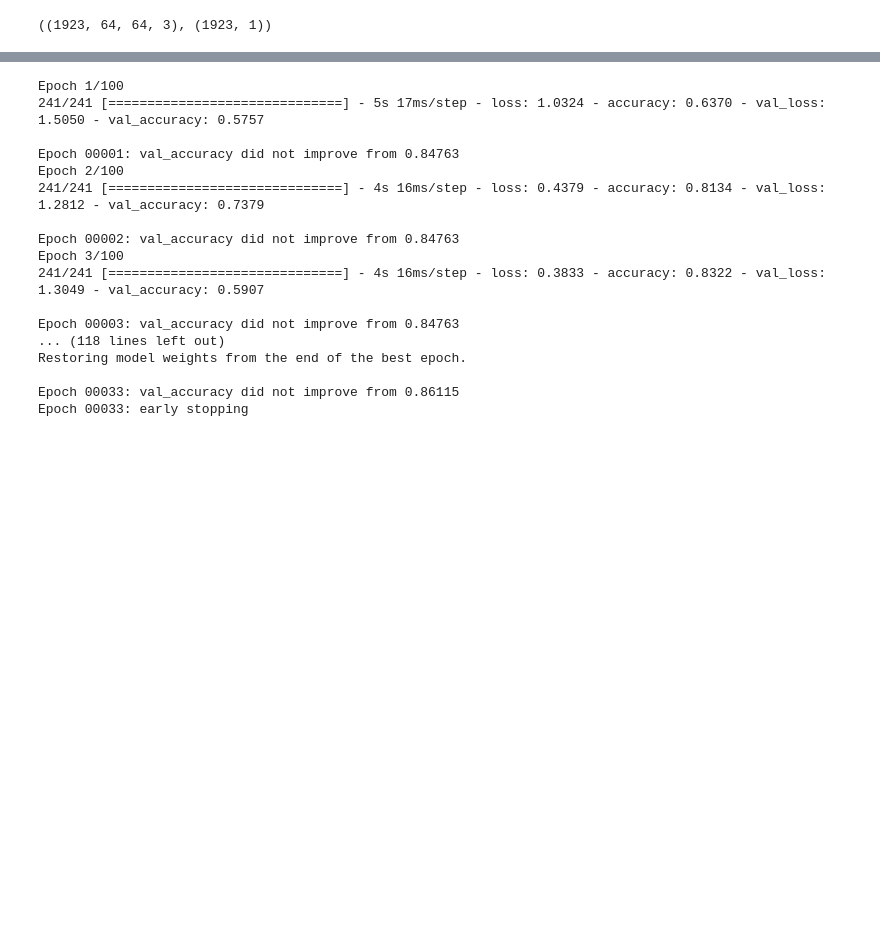
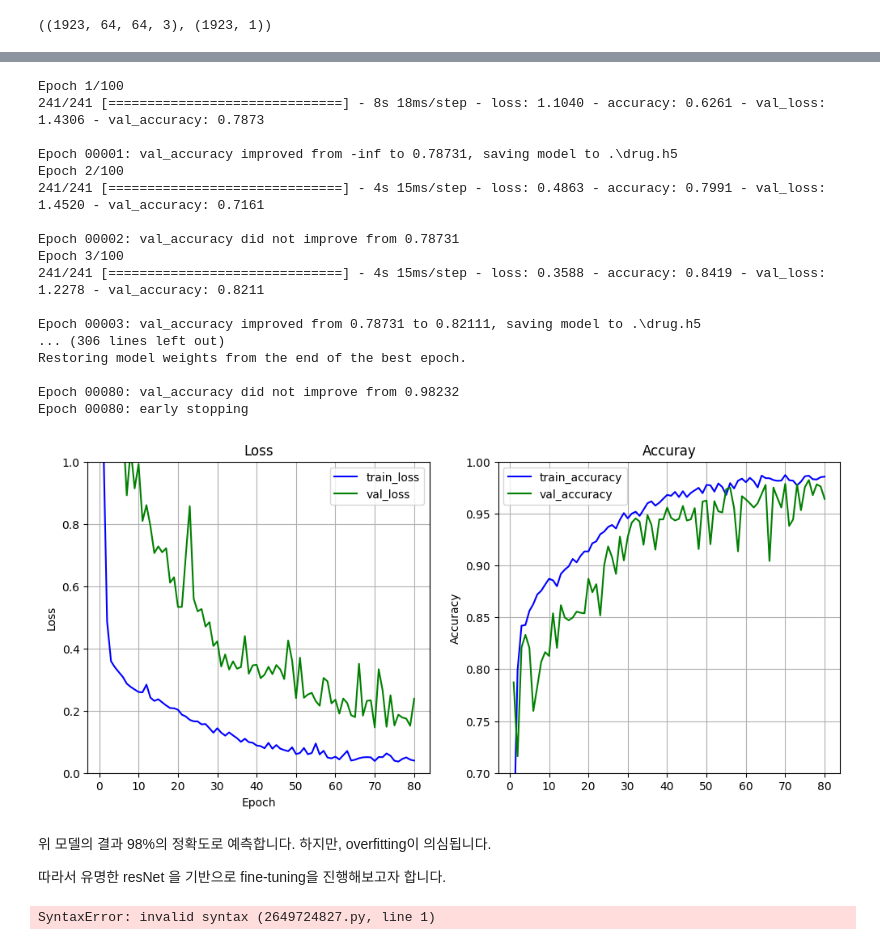
Before and after one commit to rainsky3840/Bootcamp_project, a Jupyter notebook: 김지수/drug.ipynb, the cells around one changed output, grey strips where cells are left out. Saved outputs shown, nothing was run; the diff lists cells and outputs as text; code cells hidden in the pictures; blank space fills up the shorter version.

```diff
--- a/김지수/drug.ipynb
+++ b/김지수/drug.ipynb
@@ -335,7 +348,8 @@ Trainable params: 764,056
 Non-trainable params: 0
 _________________________________________________________________
 # %%
-model1.compile(optimizer='adam',
+model1.compile(optimizer=tf.keras.optimizers.Adam(learning_rate=5e-4),
+
                loss='sparse_categorical_crossentropy',
                metrics=['accuracy'])
 # %%
@@ -346,19 +360,45 @@ history = model1.fit(x_train, y_train,
           validation_data = (x_test, y_test))
 # %% [output]
 Epoch 1/100
-241/241 [==============================] - 5s 17ms/step - loss: 1.0324 - accuracy: 0.6370 - val_loss: 1.5050 - val_accuracy: 0.5757
+241/241 [==============================] - 8s 18ms/step - loss: 1.1040 - accuracy: 0.6261 - val_loss: 1.4306 - val_accuracy: 0.7873
 
-Epoch 00001: val_accuracy did not improve from 0.84763
+Epoch 00001: val_accuracy improved from -inf to 0.78731, saving model to .\drug.h5
 Epoch 2/100
-241/241 [==============================] - 4s 16ms/step - loss: 0.4379 - accuracy: 0.8134 - val_loss: 1.2812 - val_accuracy: 0.7379
+241/241 [==============================] - 4s 15ms/step - loss: 0.4863 - accuracy: 0.7991 - val_loss: 1.4520 - val_accuracy: 0.7161
 
-Epoch 00002: val_accuracy did not improve from 0.84763
+Epoch 00002: val_accuracy did not improve from 0.78731
 Epoch 3/100
-241/241 [==============================] - 4s 16ms/step - loss: 0.3833 - accuracy: 0.8322 - val_loss: 1.3049 - val_accuracy: 0.5907
+241/241 [==============================] - 4s 15ms/step - loss: 0.3588 - accuracy: 0.8419 - val_loss: 1.2278 - val_accuracy: 0.8211
 
-Epoch 00003: val_accuracy did not improve from 0.84763
-... (118 lines left out)
+Epoch 00003: val_accuracy improved from 0.78731 to 0.82111, saving model to .\drug.h5
+... (306 lines left out)
 Restoring model weights from the end of the best epoch.
 
-Epoch 00033: val_accuracy did not improve from 0.86115
-Epoch 00033: early stopping
+Epoch 00080: val_accuracy did not improve from 0.98232
+Epoch 00080: early stopping
+# %%
+loss = history.history['loss']
+epochs = range(1, len(loss)+1)
+
+plt.figure(figsize=(12, 5))
+plt.subplot(1, 2, 1)
+plt.title('Loss')
+plt.plot(epochs, history.history['loss'], 'b', label='train_loss')
+plt.plot(epochs, history.history['val_loss'], 'g', label='val_loss')
+plt.ylim([0,1.0])
+plt.grid(True)
+plt.xlabel('Epoch')
+plt.ylabel('Loss')
+plt.legend(loc='best')
+
+plt.subplot(1, 2, 2)
+plt.title('Accuray')
+plt.plot(epochs, history.history['accuracy'], 'b', label='train_accuracy')
+plt.plot(epochs, history.history['val_accuracy'], 'g', label='val_accuracy')
+plt.ylim([0.7,1])
+plt.grid(True)
+plt.ylabel('Accuracy')
+plt.legend(loc='best')
+plt.show()
+# %% [output]
+[figure, added]
@@ -364,0 +407,4 @@ Epoch 00033: early stopping
+# %% [markdown]
+위 모델의 결과 98%의 정확도로 예측합니다. 하지만, overfitting이 의심됩니다.
+
+따라서 유명한 resNet 을 기반으로 fine-tuning을 진행해보고자 합니다.
@@ -364,0 +432,4 @@ Epoch 00033: early stopping
+# %%
+def identity_block(x, filters_in)
+# %% [output]
+SyntaxError: invalid syntax (2649724827.py, line 1)
```
Also changed, not shown: parts of 20 cells of this notebook.
